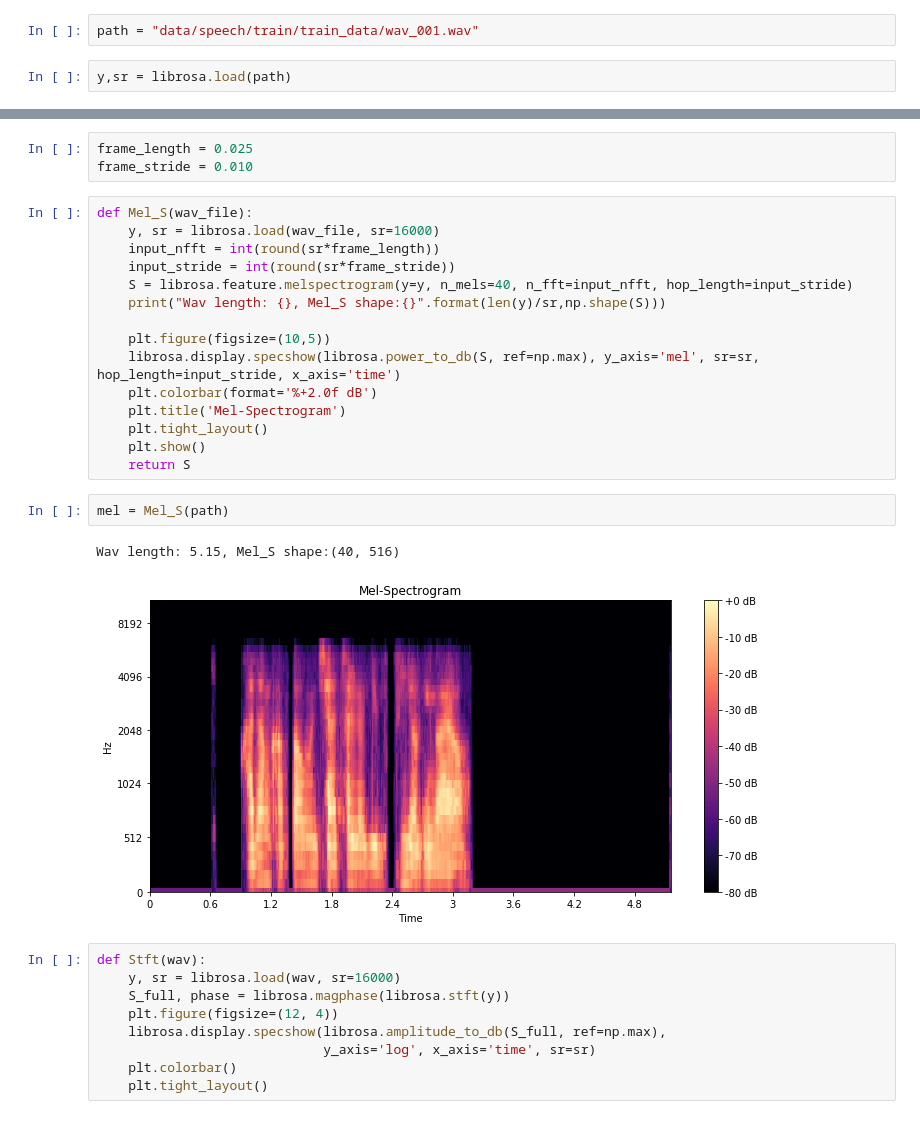
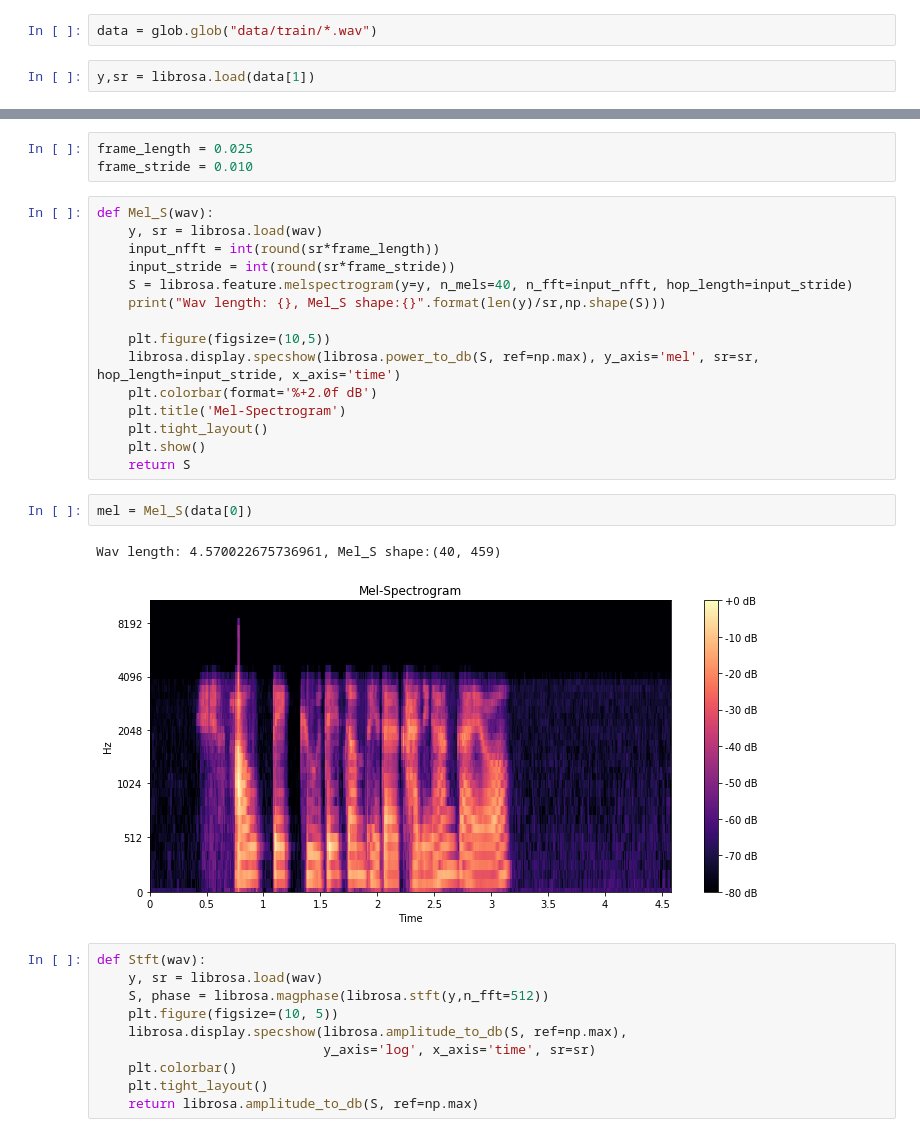
Before and after one commit to gusalsdmlwlq/Study, a Jupyter notebook: librosa.ipynb, the cells around one changed output, grey strips where cells are left out. Saved outputs shown, nothing was run; the diff lists cells and outputs as text.

```diff
--- a/librosa.ipynb
+++ b/librosa.ipynb
@@ -6,7 +8,7 @@ import numpy as np
 # %%
-path = "data/speech/train/train_data/wav_001.wav"
+data = glob.glob("data/train/*.wav")
 # %%
-y,sr = librosa.load(path)
+y,sr = librosa.load(data[1])
 # %%
 plt.plot(y)
 # %% [output]
@@ -22,8 +25,8 @@ y_stft.shape
 frame_length = 0.025
 frame_stride = 0.010
 # %%
-def Mel_S(wav_file):
-    y, sr = librosa.load(wav_file, sr=16000)
+def Mel_S(wav):
+    y, sr = librosa.load(wav)
     input_nfft = int(round(sr*frame_length))
     input_stride = int(round(sr*frame_stride))
     S = librosa.feature.melspectrogram(y=y, n_mels=40, n_fft=input_nfft, hop_length=input_stride)
@@ -37,16 +40,17 @@ def Mel_S(wav_file):
     plt.show()
     return S
 # %%
-mel = Mel_S(path)
+mel = Mel_S(data[0])
 # %% [output]
-Wav length: 5.15, Mel_S shape:(40, 516)
+Wav length: 4.570022675736961, Mel_S shape:(40, 459)
-[figure, old version]
+[figure, new version]
 # %%
 def Stft(wav):
-    y, sr = librosa.load(wav, sr=16000)
-    S_full, phase = librosa.magphase(librosa.stft(y))
-    plt.figure(figsize=(12, 4))
-    librosa.display.specshow(librosa.amplitude_to_db(S_full, ref=np.max),
+    y, sr = librosa.load(wav)
+    S, phase = librosa.magphase(librosa.stft(y,n_fft=512))
+    plt.figure(figsize=(10, 5))
+    librosa.display.specshow(librosa.amplitude_to_db(S, ref=np.max),
                              y_axis='log', x_axis='time', sr=sr)
     plt.colorbar()
     plt.tight_layout()
+    return librosa.amplitude_to_db(S, ref=np.max)
```
Also changed, not shown: parts of 18 cells of this notebook, 6 other files.
